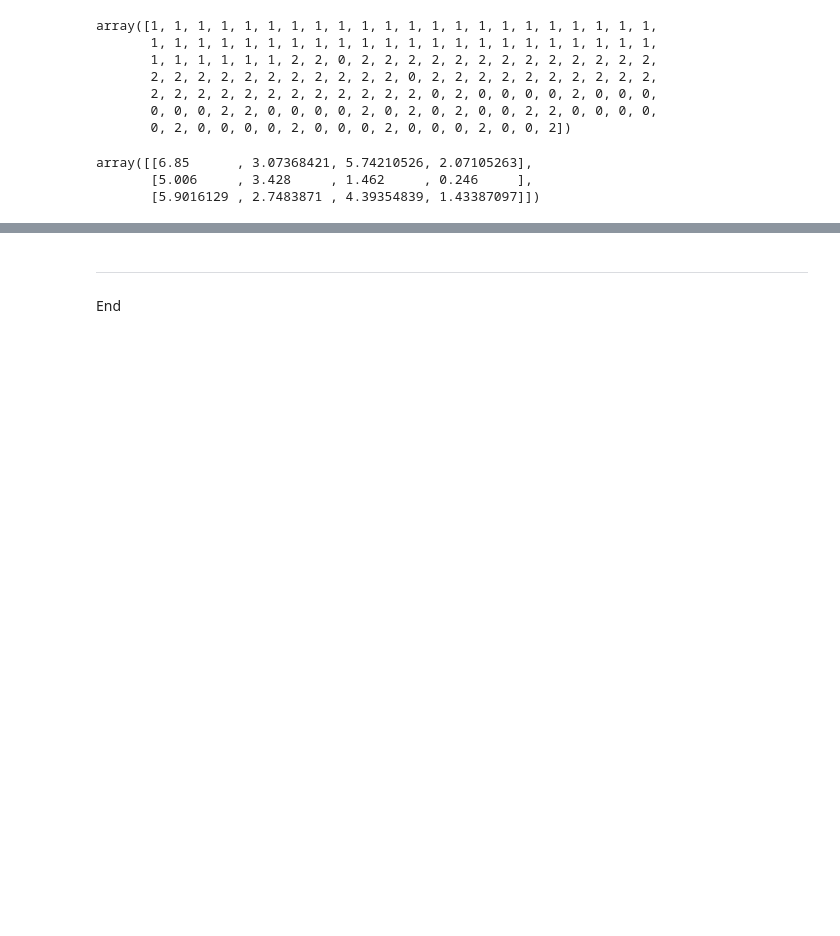
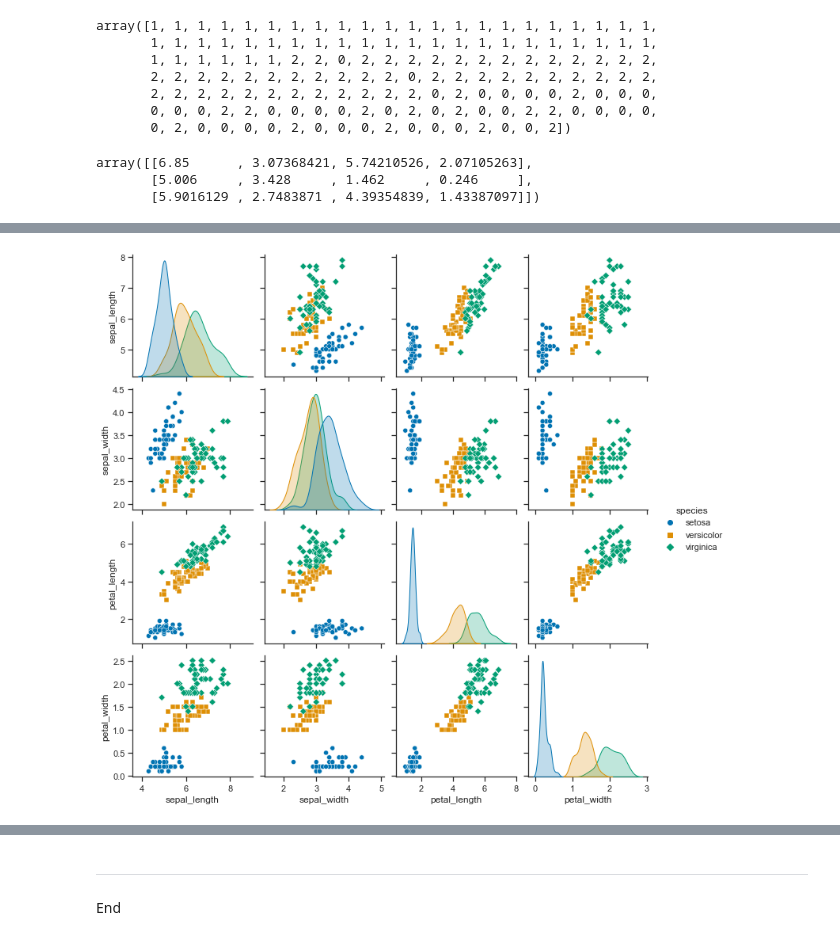
Before and after one commit to sagheerahmadGmit/EmergingTechTasks, a Jupyter notebook: AssessmentTasks.ipynb, the cells around one changed output, grey strips where cells are left out. Saved outputs shown, nothing was run; the diff lists cells and outputs as text; code cells hidden in the pictures; blank space fills up the shorter version.

```diff
--- a/AssessmentTasks.ipynb
+++ b/AssessmentTasks.ipynb
@@ -367,0 +418,13 @@ plt.ylim([1,5])
+# %%
+import seaborn as sns  # handles data visualisation
+
+IrisData = pd.read_csv('https://gist.githubusercontent.com/curran/a08a1080b88344b0c8a7/raw/0e7a9b0a5d22642a06d3d5b9bcbad9890c8ee534/iris.csv')
+
+#pairplot
+sns.set(style="ticks", color_codes=True)
+# palette Use a different color palette
+sns.pairplot(IrisData, hue='species',palette="colorblind", markers=["o", "s", "D"])
+# show the pair plot
+plt.show()
+# %% [output]
+[figure, added]
```
Also changed, not shown: parts of 8 cells of this notebook, 1 other file.
